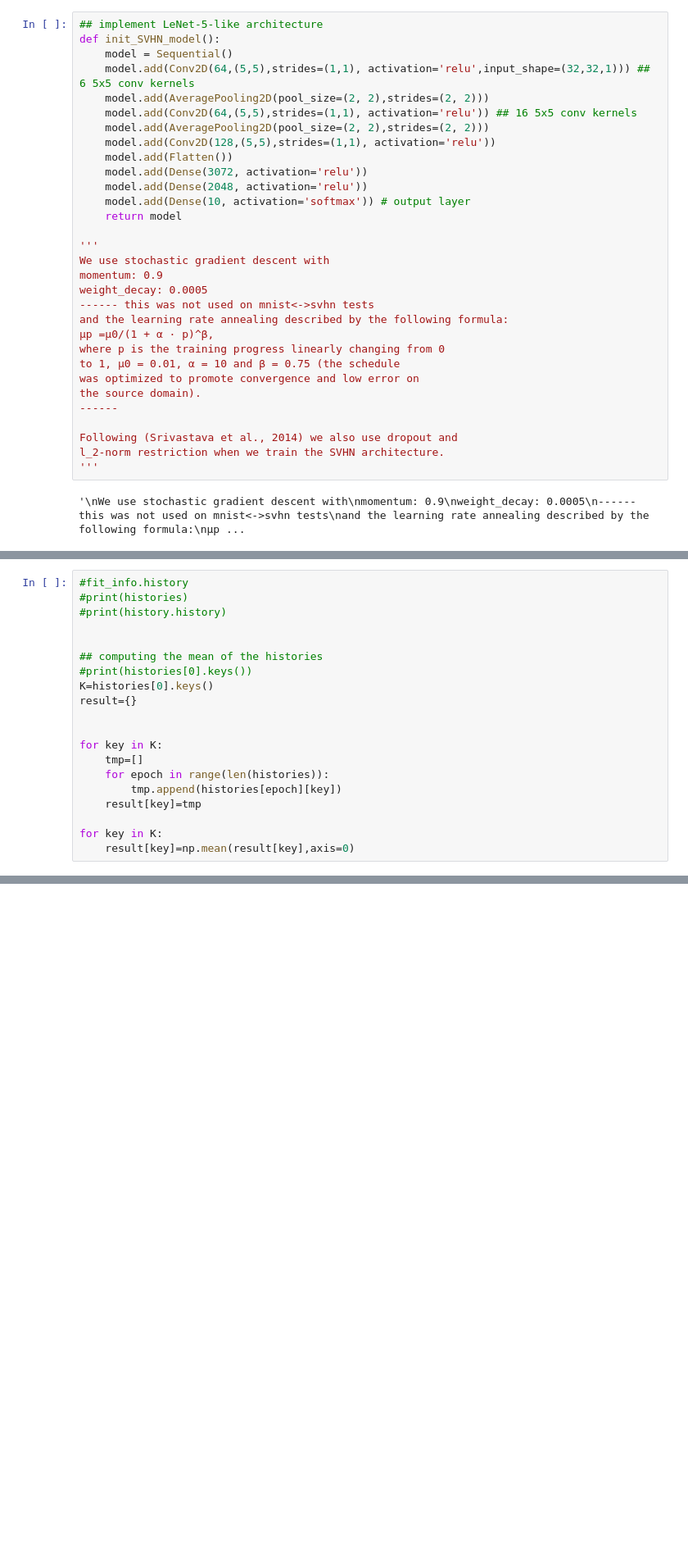
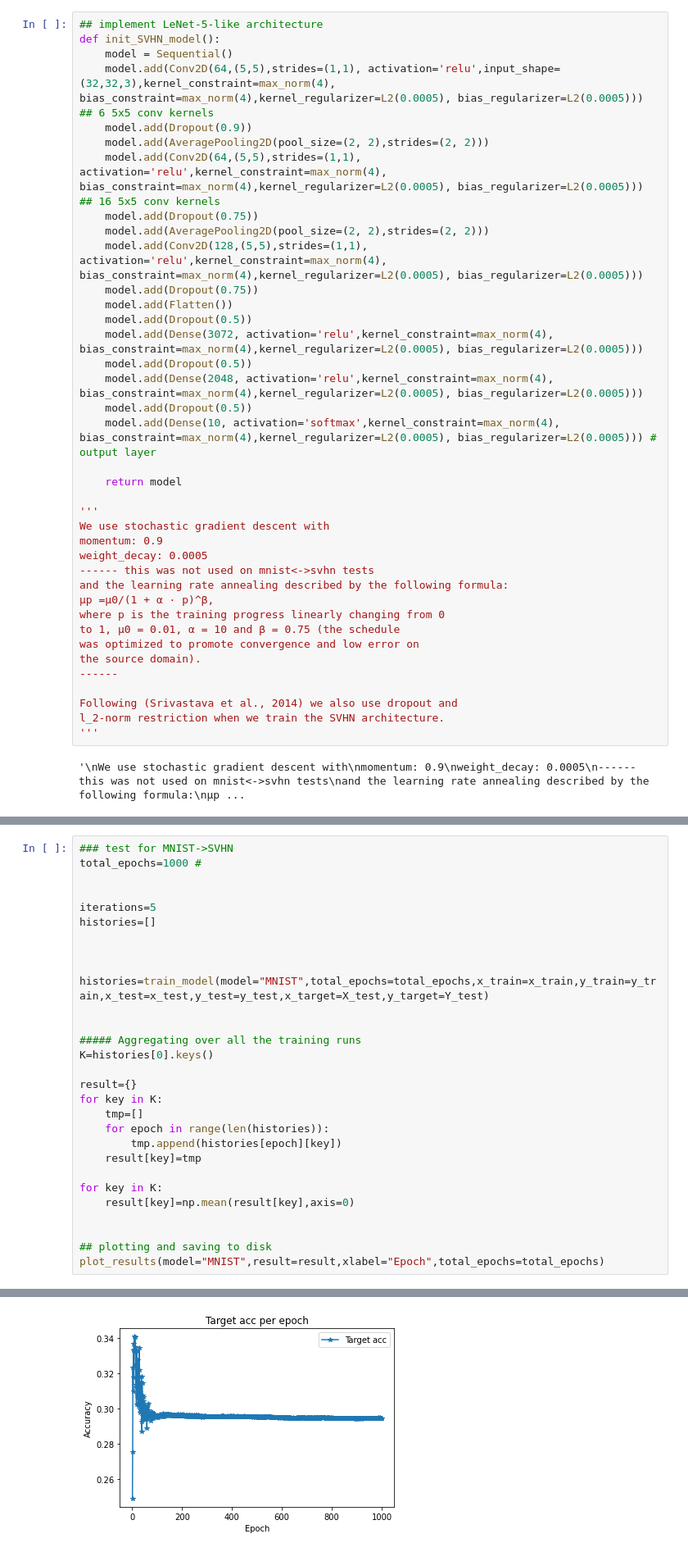
Before and after one commit to Breitholtz/mnist_transfer, a Jupyter notebook: mnist_transfer.ipynb, the cells around one changed output, grey strips where cells are left out. Shown at 82% size. Drawn from its saved outputs; the diff is of its cells as text; blank space fills up the shorter version.

```diff
--- a/mnist_transfer.ipynb
+++ b/mnist_transfer.ipynb
@@ -115,15 +242,22 @@ def init_model():
 ## implement LeNet-5-like architecture
 def init_SVHN_model():
     model = Sequential()
-    model.add(Conv2D(64,(5,5),strides=(1,1), activation='relu',input_shape=(32,32,1))) ## 6 5x5 conv kernels
+    model.add(Conv2D(64,(5,5),strides=(1,1), activation='relu',input_shape=(32,32,3),kernel_constraint=max_norm(4), bias_constraint=max_norm(4),kernel_regularizer=L2(0.0005), bias_regularizer=L2(0.0005))) ## 6 5x5 conv kernels
+    model.add(Dropout(0.9))
     model.add(AveragePooling2D(pool_size=(2, 2),strides=(2, 2)))
-    model.add(Conv2D(64,(5,5),strides=(1,1), activation='relu')) ## 16 5x5 conv kernels
+    model.add(Conv2D(64,(5,5),strides=(1,1), activation='relu',kernel_constraint=max_norm(4), bias_constraint=max_norm(4),kernel_regularizer=L2(0.0005), bias_regularizer=L2(0.0005))) ## 16 5x5 conv kernels
+    model.add(Dropout(0.75))
     model.add(AveragePooling2D(pool_size=(2, 2),strides=(2, 2)))
-    model.add(Conv2D(128,(5,5),strides=(1,1), activation='relu'))
+    model.add(Conv2D(128,(5,5),strides=(1,1), activation='relu',kernel_constraint=max_norm(4), bias_constraint=max_norm(4),kernel_regularizer=L2(0.0005), bias_regularizer=L2(0.0005)))
+    model.add(Dropout(0.75))
     model.add(Flatten())
-    model.add(Dense(3072, activation='relu'))
-    model.add(Dense(2048, activation='relu'))
-    model.add(Dense(10, activation='softmax')) # output layer
+    model.add(Dropout(0.5))
+    model.add(Dense(3072, activation='relu',kernel_constraint=max_norm(4), bias_constraint=max_norm(4),kernel_regularizer=L2(0.0005), bias_regularizer=L2(0.0005)))
+    model.add(Dropout(0.5))
+    model.add(Dense(2048, activation='relu',kernel_constraint=max_norm(4), bias_constraint=max_norm(4),kernel_regularizer=L2(0.0005), bias_regularizer=L2(0.0005)))
+    model.add(Dropout(0.5))
+    model.add(Dense(10, activation='softmax',kernel_constraint=max_norm(4), bias_constraint=max_norm(4),kernel_regularizer=L2(0.0005), bias_regularizer=L2(0.0005))) # output layer
+
     return model
 
 '''
@@ -420,15 +497,20 @@ Epoch 8/300
 # %%
-#fit_info.history
-#print(histories)
-#print(history.history)
+### test for MNIST->SVHN
+total_epochs=1000 #
 
 
-## computing the mean of the histories
-#print(histories[0].keys())
-K=histories[0].keys()
-result={}
+iterations=5
+histories=[]
 
 
+
+histories=train_model(model="MNIST",total_epochs=total_epochs,x_train=x_train,y_train=y_train,x_test=x_test,y_test=y_test,x_target=X_test,y_target=Y_test)
+
+
+##### Aggregating over all the training runs
+K=histories[0].keys()
+
+result={}
 for key in K:
     tmp=[]
     for epoch in range(len(histories)):
@@ -437,3 +519,8 @@ for key in K:
 
 for key in K:
     result[key]=np.mean(result[key],axis=0)
+
+
+## plotting and saving to disk
+plot_results(model="MNIST",result=result,xlabel="Epoch",total_epochs=total_epochs)
+# %% [output]
@@ -439,0 +544 @@ for key in K:
+[figure, added]
```
Also changed, not shown: parts of 19 cells of this notebook, 53 other files.
